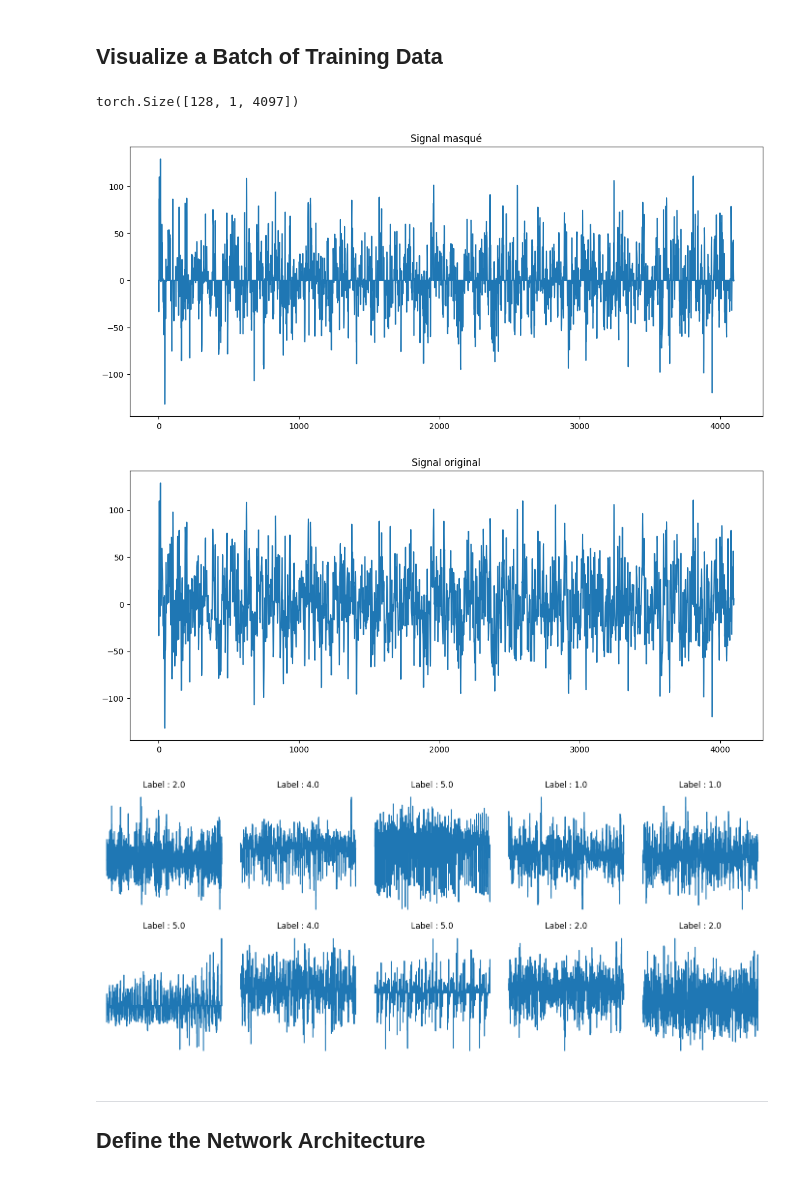
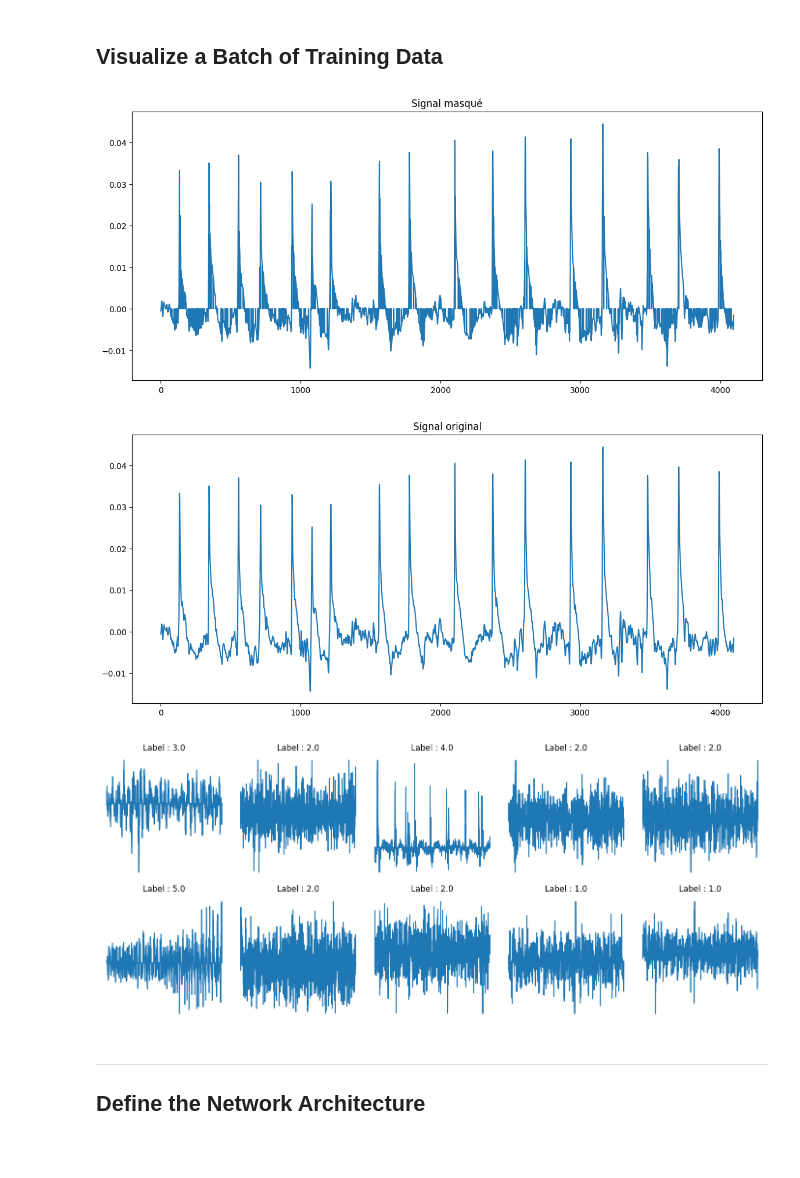
Before and after one commit to deubn31/PTI-Analyse-Classification-de-signaux-EEG, a Jupyter notebook: PainAttnNet_Implementation copy.ipynb, the cells around one changed output. Cells and saved outputs as stored; diff of their text form; code cells hidden in the pictures; blank space fills up the shorter version.

```diff
--- a/PainAttnNet_Implementation copy.ipynb
+++ b/PainAttnNet_Implementation copy.ipynb
@@ -127,6 +127,11 @@ filtered_signals = filtfilt(b, a, signals, axis=1)
 
 # Faire une copie des signaux filtrés pour éviter les strides négatifs (c'est à dire pour que les données soient stockées de manière contiguë en mémoire)
 filtered_signals = filtered_signals.copy()
+
+# Normalisation des signaux
+mean = filtered_signals.mean(axis=1, keepdims=True)
+variance = filtered_signals.var(axis=1, keepdims=True)
+filtered_signals = (filtered_signals - mean) / variance
 
 # Créer un Dataset personnalisé
 class EEGDataset(torch.utils.data.Dataset):
@@ -202,8 +207,8 @@ class EEGImputationDataset(torch.utils.data.Dataset):
 dataset = EEGImputationDataset(
     signals=filtered_signals,
     labels=labels,
-    mean_mask_length=1000,
-    masking_ratio=0.50,
+    mean_mask_length=5,
+    masking_ratio=0.15,
     mode='separate'
 )
 # %% [markdown]
@@ -295,41 +300,46 @@ Ensemble de test : 0
 # Sélectionner un batch aléatoire de signaux d'entraînement
 dataiter = iter(train_loader)
 x_masked, mask, x, labels = next(dataiter)
-#x_masked = x_masked.numpy()
-print(x_masked.shape)
 
 #Comparaison x_masked et x pour 1 signal
 # Sélectionner un signal aléatoire
 random_index = np.random.randint(0, x_masked.shape[0])
 signal = x_masked[random_index].squeeze().cpu().numpy()
 original_signal = x[random_index].squeeze().cpu().numpy()
 #Affichage des signaux sur 2 graphiques différents
 plt.figure(figsize=(14, 6))
 plt.plot(signal.T)
 plt.title("Signal masqué")
 plt.show()
 
 plt.figure(figsize=(14, 6))
 plt.plot(original_signal.T)
 plt.title("Signal original")
 plt.show()
 
 
 
 # Afficher les signaux dans le batch, avec les labels correspondants
 plt.figure(figsize=(14, 6))
 for i in range(10):
     plt.subplot(2, 5, i + 1)
     plt.plot(x_masked[i].squeeze().cpu().numpy().T)
     plt.title(f"Label : {labels[i].item()}")
     plt.axis('off')
 plt.tight_layout()
 plt.show()
+
+# Afficher le rapport du nombre de 0 par rapport aux reste sur les signaux masqués
+# Calculer le nombre de 0 dans chaque signal masqué
+num_zeros = (x_masked == 0).sum(dim=2).sum(dim=1).cpu().numpy()
+# Calculer le nombre total de valeurs dans chaque signal
+num_total = x_masked.shape[2]
+# Calculer le rapport de 0 par rapport au reste
+zero_ratio = num_zeros / num_total
 # %% [output]
-torch.Size([128, 1, 4097])
-[figure, old version]
+[figure, new version]
-[figure, old version]
+[figure, new version]
-[figure, old version]
+[figure, new version]
 # %% [markdown]
 ---
 ## Define the Network Architecture
```
Also changed, not shown: parts of 8 cells of this notebook.
